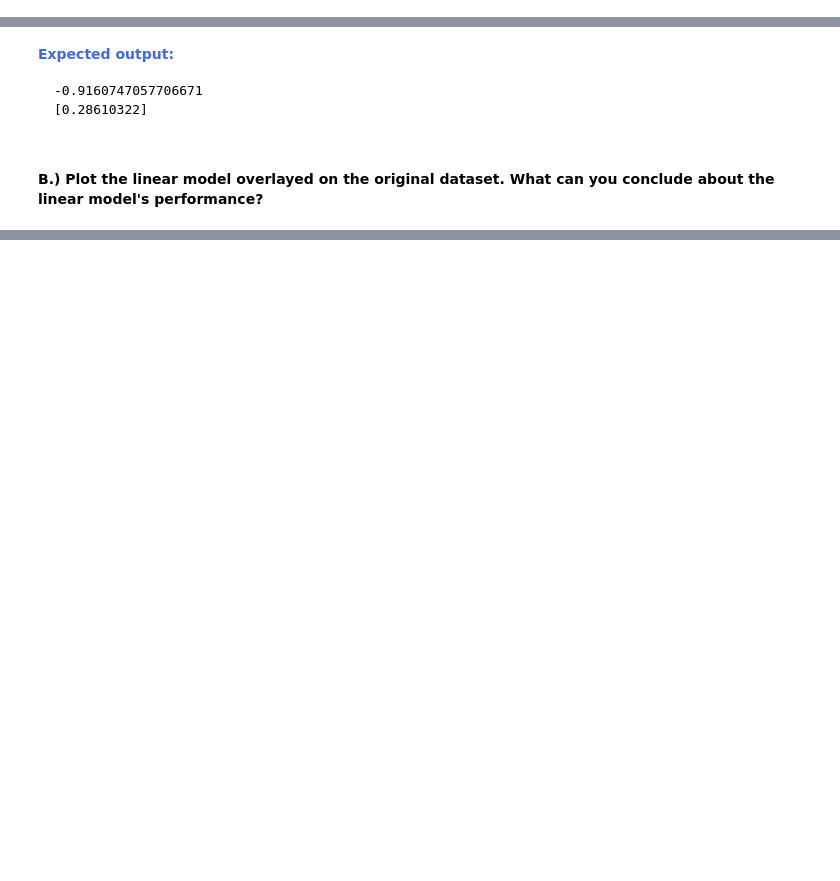
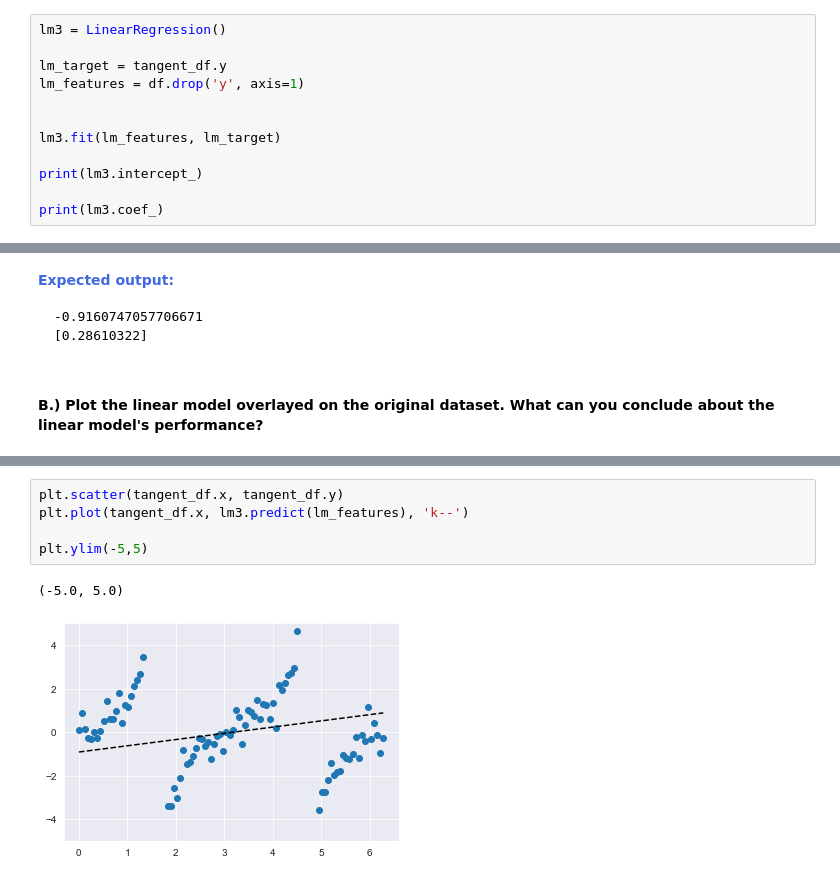
Before and after one commit to tundeiness/How_the_World_Works, a Jupyter notebook: 2 - Workbook - Starting Simple.ipynb, the cells around one changed output, grey strips where cells are left out. Drawn from its saved outputs; the diff is of its cells as text; blank space fills up the shorter version.

```diff
--- a/2 - Workbook - Starting Simple.ipynb
+++ b/2 - Workbook - Starting Simple.ipynb
@@ -367,0 +422,12 @@ Let's do the same process for the linear regression model.
+# %%
+lm3 = LinearRegression()
+
+lm_target = tangent_df.y
+lm_features = df.drop('y', axis=1)
+
+
+lm3.fit(lm_features, lm_target)
+
+print(lm3.intercept_)
+
+print(lm3.coef_)
@@ -379,3 +445,11 @@ Let's do the same process for the linear regression model.
+# %%
+plt.scatter(tangent_df.x, tangent_df.y)
+plt.plot(tangent_df.x, lm3.predict(lm_features), 'k--')
+
+plt.ylim(-5,5)
+# %% [output]
+(-5.0, 5.0)
+[figure, added]
 # %% [markdown]
 <strong style="color:RoyalBlue">Expected output:</strong>
 <img src="embedded-picture-1">
```
Also changed, not shown: parts of 29 cells of this notebook, 1 other file.
